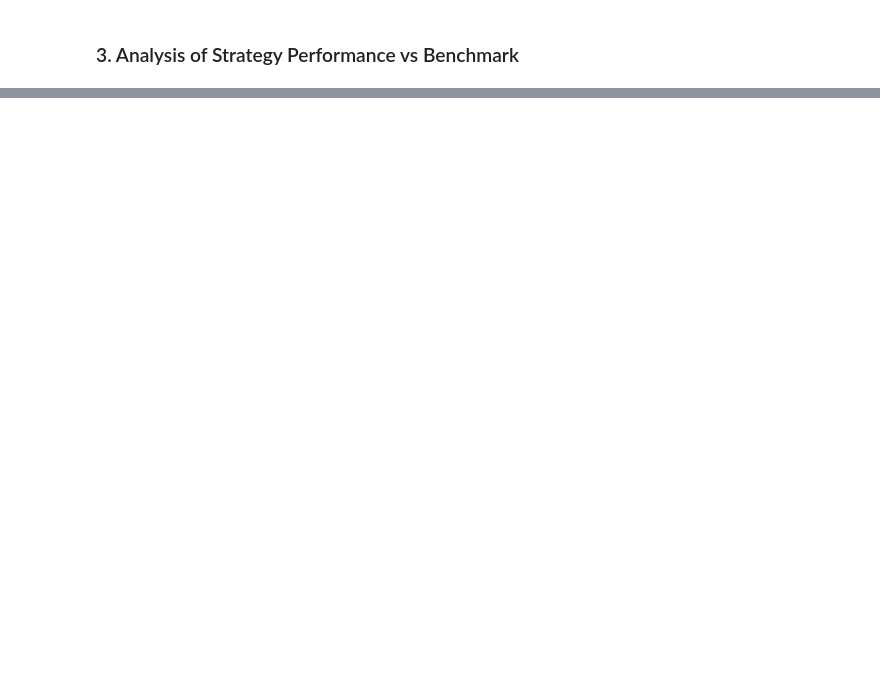
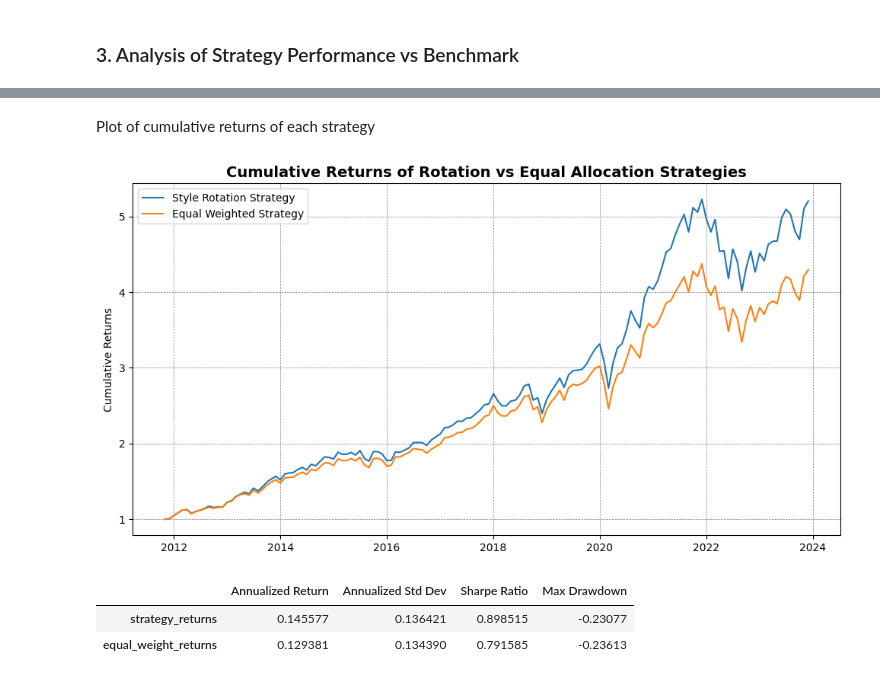
Before and after one commit to noahforougi/factor_rotation, a Jupyter notebook: src/results/result.ipynb, the cells around one changed output, grey strips where cells are left out. Cells and saved outputs as stored; diff of their text form; code cells hidden in the pictures; blank space fills up the shorter version.

```diff
--- a/src/results/result.ipynb
+++ b/src/results/result.ipynb
@@ -57,0 +133,16 @@ strategic_dataframe.groupby("")
+# %%
+data = strategic_dataframe.assign(date = lambda x: pd.to_datetime(x.date)).set_index("date")
+# %% [markdown]
+Plot of cumulative returns of each strategy
+# %%
+data = data.assign(strategy_cum_ret = lambda x:  (1 + x.strategy_returns).cumprod(),
+                   equal_cum_ret = lambda x:  (1 + x.equal_weight_returns).cumprod())
+fig, ax = plt.subplots(figsize=(12,6))
+ax.plot(data.index, data.strategy_cum_ret, label = "Style Rotation Strategy")
+ax.plot(data.index, data.equal_cum_ret, label = "Equal Weighted Strategy")
+ax.legend()
+ax.set_title("Cumulative Returns of Rotation vs Equal Allocation Strategies", fontsize=14, fontweight='bold')
+ax.set_ylabel("Cumulative Returns")
+ax.grid(True, which='both', linestyle='--', linewidth=0.5, color='grey')
+# %% [output]
+[figure, added]
@@ -57,0 +167,11 @@ strategic_dataframe.groupby("")
+# %%
+pd.DataFrame(data ={
+    'Annualized Return': annualized_returns,
+    'Annualized Std Dev': annualized_std,
+    'Sharpe Ratio': sharpe_ratio,
+    'Max Drawdown': [max_drawdown_strategy, max_drawdown_equal_weight]
+})
+# %% [output]
+|  | Annualized Return | Annualized Std Dev | Sharpe Ratio | Max Drawdown |
+| strategy_returns | 0.145577 | 0.136421 | 0.898515 | -0.23077 |
+| equal_weight_returns | 0.129381 | 0.134390 | 0.791585 | -0.23613 |
```
Also changed, not shown: parts of 10 cells of this notebook.
